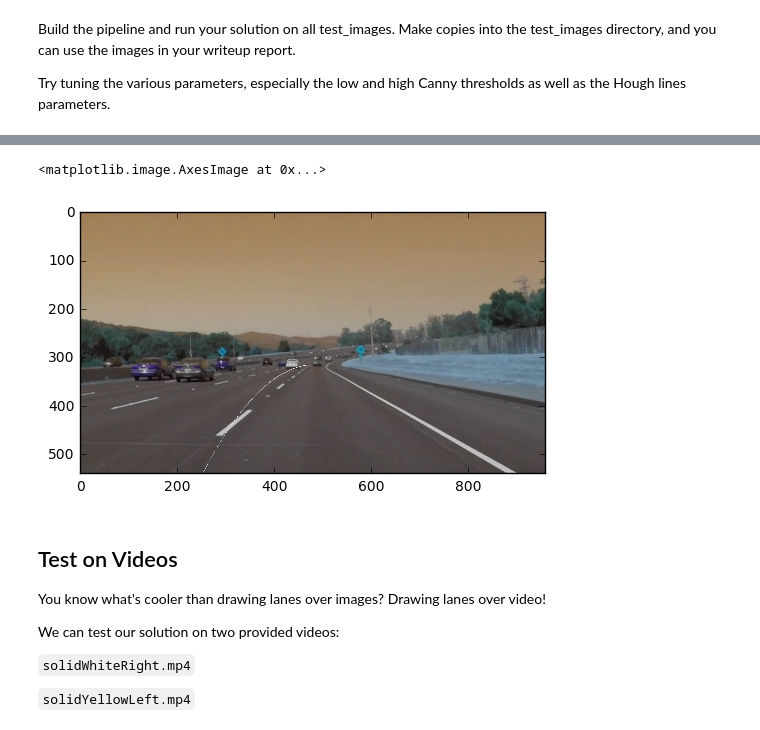
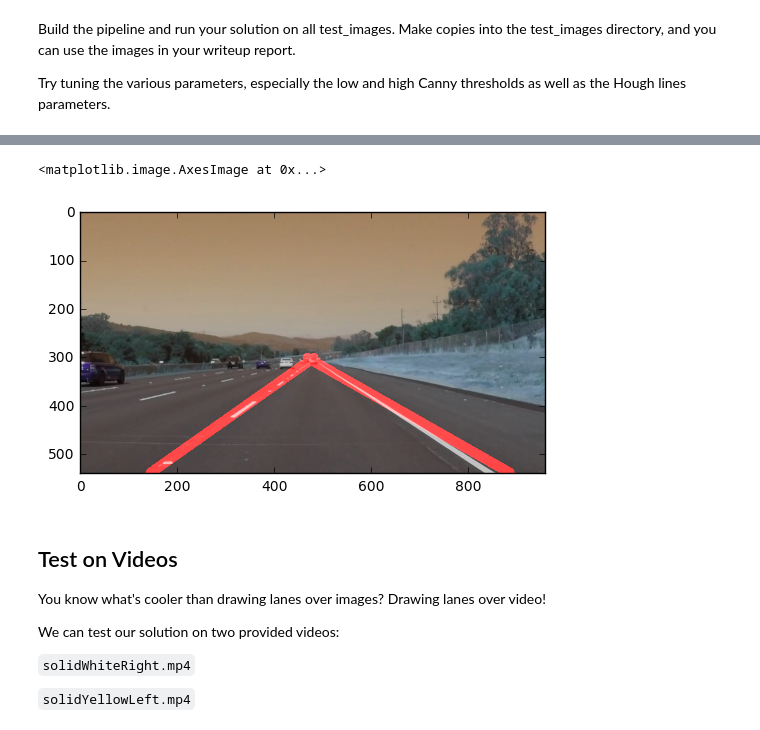
Before and after one commit to Kimyoonkyoung/Udacity-SelfDrivingCar-nanodgree, a Jupyter notebook: FindingLaneLines/P1.ipynb, the cells around one changed output, grey strips where cells are left out. Drawn from its saved outputs; the diff is of its cells as text; code cells hidden in the pictures.

Commit message:
hough 로 변경

```diff
--- a/FindingLaneLines/P1.ipynb
+++ b/FindingLaneLines/P1.ipynb
@@ -189,7 +228,7 @@ Try tuning the various parameters, especially the low and high Canny thresholds
 # TODO: Build your pipeline that will draw lane lines on the test_images
 # then save them to the test_images directory.
 imgPath[0]
-img = cv2.imread("test_images/" + imgPath[0])
+img = cv2.imread("test_images/" + imgPath[1])
 h = img.shape[0]
 w = img.shape[1]
 print(w, h)
@@ -199,8 +238,7 @@ roi_RB = [w-1, h-1]
 roi_LB = [100, h-1]
 mid_x = int((roi_LT[0] + roi_RT[0]) / 2)
 
-grayImg=grayscale(img)
-
+grayImg = grayscale(img)
 #plt.imshow(grayImg, cmap='gray')
 
 blurImg = gaussian_blur(grayImg, 5)
@@ -212,90 +250,22 @@ vertices = np.array([[(roi_LT[0],roi_LT[1]), (roi_RT[0],roi_RT[1]), (roi_RB[0],
 maskImg = region_of_interest(cannyImg, vertices)
 
 #hough_lines(img, rho, theta, threshold, min_line_len, max_line_gap)
-hough_img = hough_lines(maskImg, 1, np.pi/180, 50, 20, 20)
-hough_img = cv2.cvtColor(hough_img, cv2.COLOR_RGB2GRAY)
+lines = hough_lines(maskImg, 1, np.pi/180, 50, 20, 20)
 
-lVertices = np.array([[(roi_LT[0],roi_LT[1]),
-                       (mid_x,roi_RT[1]),
-                       (mid_x, roi_RB[1]),
-                       (roi_LB[0], roi_LB[1])]])
-lMaskImg = region_of_interest(hough_img, lVertices)
-#plt.imshow(lMaskImg, cmap='gray')
+result = searchLine(lines)
 
-rVertices = np.array([[(mid_x,roi_LT[1]),
-                       (roi_RT[0],roi_RT[1]),
-                       (roi_RB[0], roi_RB[1]),
-                       (mid_x, roi_LB[1])]])
-rMaskImg = region_of_interest(hough_img, rVertices)
-#plt.imshow(rMaskImg, cmap='gray')
+ymax = h-1
 
-lPoints=[]
-rPoints=[]
-for i in range(h):
-    for j in range(w):
-        if lMaskImg[i][j] != 0:
-            lPoints.append([j, i])
-        if rMaskImg[i][j] != 0:
-            rPoints.append([j, i])
+lxmin = int((result[4] - result[1]) / result[0])
+lxmax = int((ymax - result[1]) / result[0])
+rxmin = int((result[4] - result[3]) / result[2])
+rxmax = int((ymax - result[3]) / result[2])
 
-#print(len(lPoints))
-# print(rPoints)
-# #plt.imshow(rMaskImg, cmap='gray')
+resultLineImg = np.zeros_like(img)
+cv2.line(resultLineImg, (lxmin, int(result[4])), (lxmax, ymax), [255,0,0], 20)
+cv2.line(resultLineImg, (rxmin, int(result[4])), (rxmax, ymax), [255,0,0], 20)
 
-th = 3
-num = len(lPoints)
-iteration = 20
-a = b = c = 0
-for i in range(iteration):
-    while True:
-        indices = np.random.randint(num, size=3)
-        p1, p2, p3 = indices
-        x1 = lPoints[p1][0]
-        y1 = lPoints[p1][1]
-        x2 = lPoints[p2][0]
-        y2 = lPoints[p2][1]
-        x3 = lPoints[p3][0]
-        y3 = lPoints[p3][1]
-        # calculate the validation of determinant
-        det = x1*x1*(x2 - x3) - x1*(x2*x2 - x3*x3) + x2*x2*x3 - x2*x3*x3
-        if det != 0:
-            break
-
-    _a = ((x2 - x3)*y1 + (x3 - x1)*y2 + (x1 - x2)*y3) / det;
-    _b = ((x3*x3 - x2*x2)*y1 + (x1*x1 - x3*x3)*y2 + (x2*x2 - x1*x1)*y3) / det;
-    _c = ((x2*x2*x3 - x2*x3*x3)*y1 + (x3*x3*x1 - x3*x1*x1)*y2 + (x1*x1*x2 - x1*x2*x2)*y3) / det;
-
-    # consensus 계산
-    max_consensus = 0
-    consensus = 0
-    for i in range(h):
-        for j in range(w):
-            if (lMaskImg[i][j] != 0):
-                fx = _a*j*j + _b*j + _c;
-                if (abs(fx - i) < th):
-                     consensus += 1;
-
-            if (consensus > max_consensus):
-                max_consensus = consensus;
-                a = _a;
-                b = _b;
-                c = _c;
-print("finished!", a, b, c)
-
-grayImg = np.zeros((grayImg.shape[0], grayImg.shape[1], 1), dtype=np.uint8)
-print(grayImg.shape)
-for i in range(roi_LB[0],mid_x):
-    y = int(a*i*i + b*i + c)
-    print(y)
-    if y >= 0 and y < h:
-        grayImg[y][i] = 255
-
-grayImg = cv2.cvtColor(grayImg, cv2.COLOR_GRAY2RGB)
-resultImg = weighted_img(grayImg, img, 0.8, 1., 0.)
-plt.imshow(resultImg, cmap='gray')
-
-
-
-# #plt.imshow(houghImg, cmap='gray')
+result = weighted_img(resultLineImg, img, 0.8, 1., 0.)
+plt.imshow(result, cmap='Greys_r')
 # %% [output]
 960 540
@@ -318,5 +272,5 @@ finished! 0.004201680672268907 -4.063025210084033 1298.857142857143
 <matplotlib.image.AxesImage at 0x...>
-[figure, old version]
+[figure, new version]
 # %% [markdown]
 ## Test on Videos
 
```
Also changed, not shown: parts of 6 cells of this notebook.
